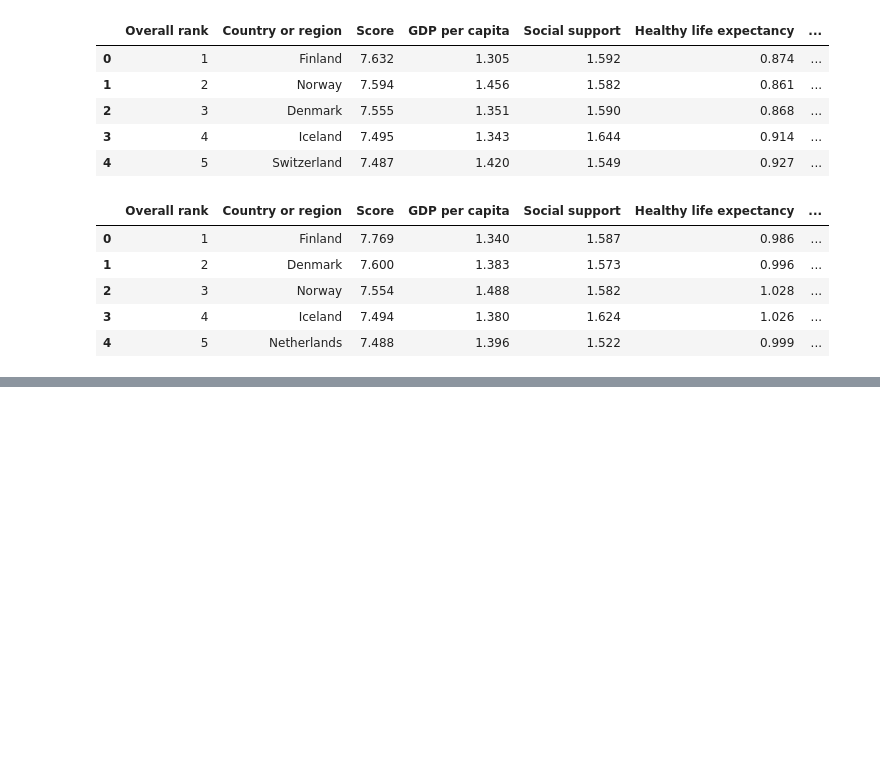
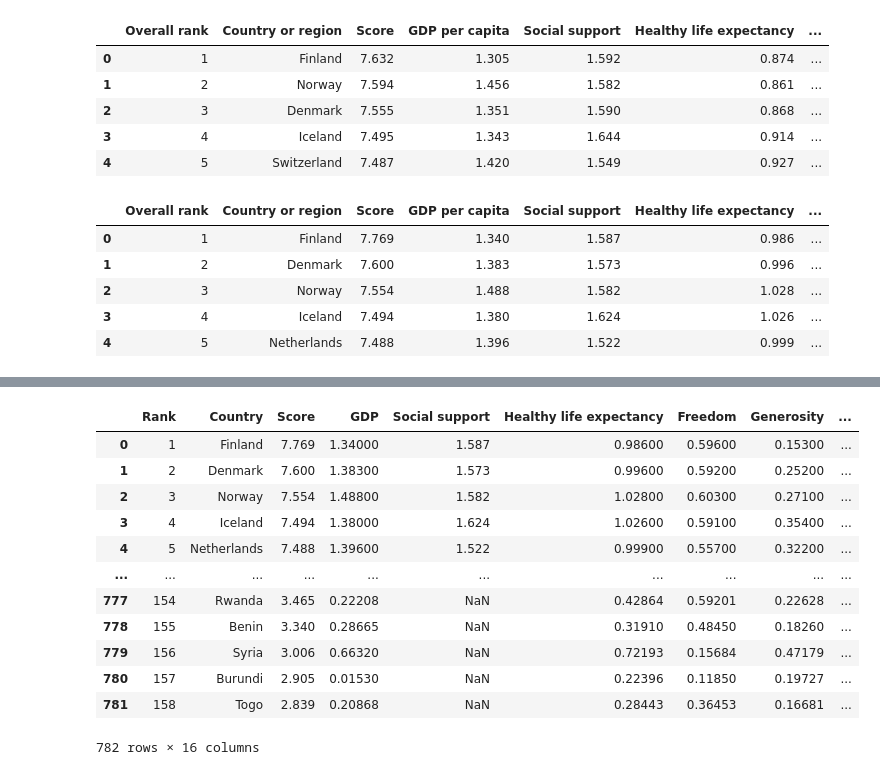
Before and after one commit to flikrama/UH-SPE-ML-Bootcamp-Team4-Project1, a Jupyter notebook: Project_1.ipynb, the cells around one changed output, grey strips where cells are left out. Cells and saved outputs as stored; diff of their text form; code cells hidden in the pictures; blank space fills up the shorter version.

```diff
--- a/Project_1.ipynb
+++ b/Project_1.ipynb
@@ -107,0 +167,16 @@ df2019.head()
+# %%
+df
+# %% [output]
+|  | Rank | Country | Score | GDP | Social support | Healthy life expectancy | Freedom | Generosity | ... |
+| 0 | 1 | Finland | 7.769 | 1.34000 | 1.587 | 0.98600 | 0.59600 | 0.15300 | ... |
+| 1 | 2 | Denmark | 7.600 | 1.38300 | 1.573 | 0.99600 | 0.59200 | 0.25200 | ... |
+| 2 | 3 | Norway | 7.554 | 1.48800 | 1.582 | 1.02800 | 0.60300 | 0.27100 | ... |
+| 3 | 4 | Iceland | 7.494 | 1.38000 | 1.624 | 1.02600 | 0.59100 | 0.35400 | ... |
+| 4 | 5 | Netherlands | 7.488 | 1.39600 | 1.522 | 0.99900 | 0.55700 | 0.32200 | ... |
+| ... | ... | ... | ... | ... | ... | ... | ... | ... | ... |
+| 777 | 154 | Rwanda | 3.465 | 0.22208 | NaN | 0.42864 | 0.59201 | 0.22628 | ... |
+| 778 | 155 | Benin | 3.340 | 0.28665 | NaN | 0.31910 | 0.48450 | 0.18260 | ... |
+| 779 | 156 | Syria | 3.006 | 0.66320 | NaN | 0.72193 | 0.15684 | 0.47179 | ... |
+| 780 | 157 | Burundi | 2.905 | 0.01530 | NaN | 0.22396 | 0.11850 | 0.19727 | ... |
+| 781 | 158 | Togo | 2.839 | 0.20868 | NaN | 0.28443 | 0.36453 | 0.16681 | ... |
+782 rows × 16 columns
```
Also changed, not shown: parts of 50 cells of this notebook.
